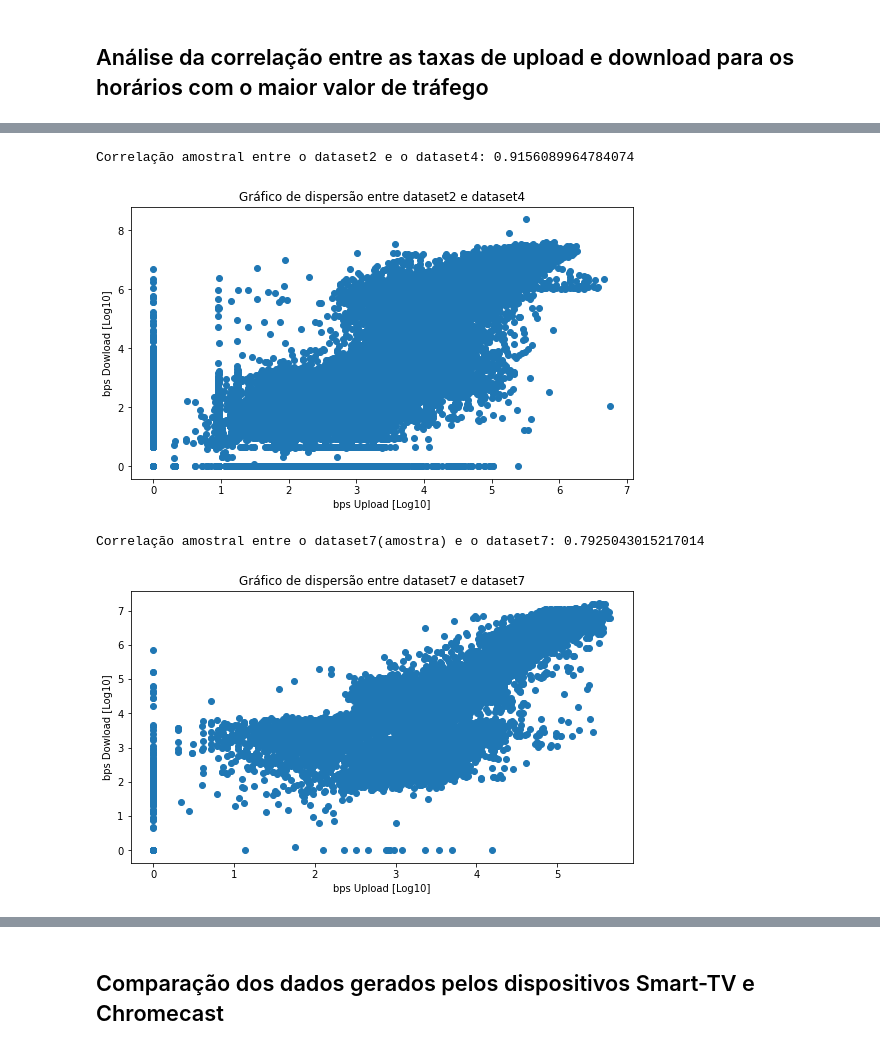
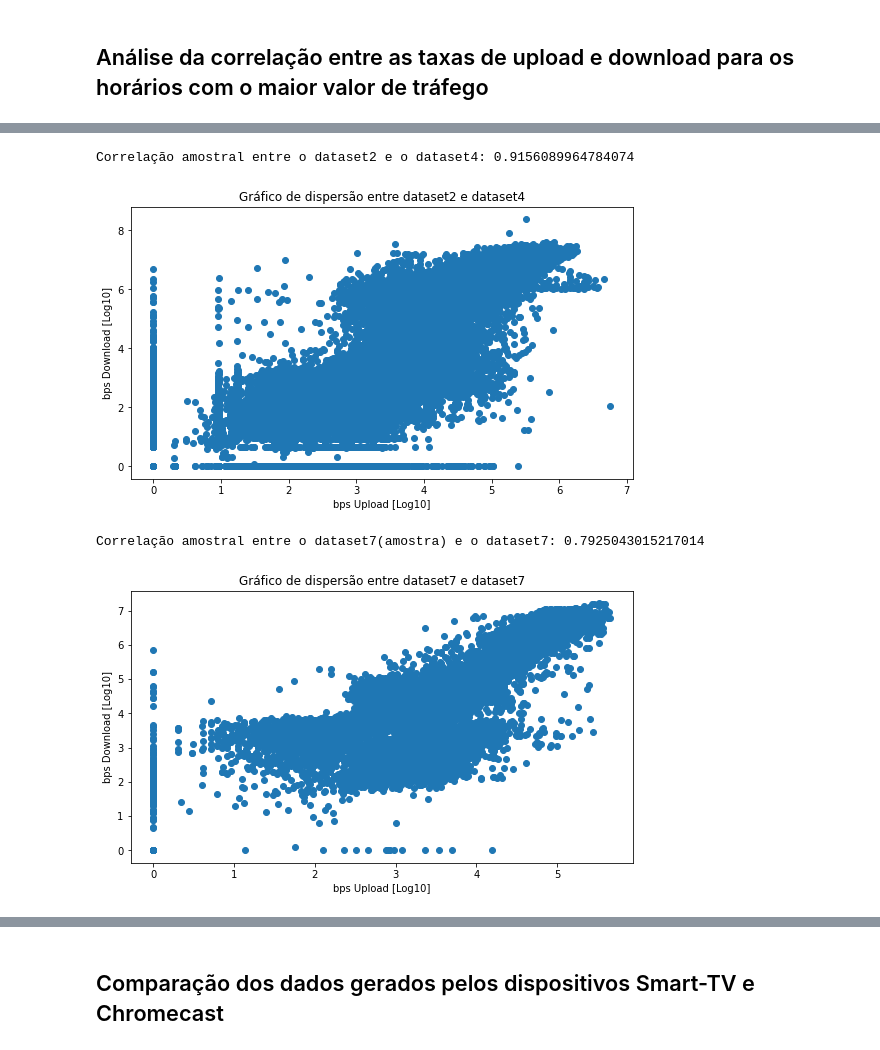
Before and after one commit to GARCl-A/Modelos-Probabilisticos-Projeto-Final, a Jupyter notebook: notebook.ipynb, the cells around one changed output, grey strips where cells are left out. Cells and saved outputs as stored; diff of their text form; code cells hidden in the pictures.

```diff
--- a/notebook.ipynb
+++ b/notebook.ipynb
@@ -861,16 +861,16 @@ Correlação amostral entre o dataset1 e o dataset3: 0.9156089964784074
 # %%
 correlacao = pearsonr(dataset2["bytes_up_log"], dataset4["bytes_down_log"])
 print(f'Correlação amostral entre o dataset2 e o dataset4: {correlacao[0]}')
 
 plt.figure(figsize=(9,5))
 plt.scatter(dataset2["bytes_up_log"], dataset4["bytes_down_log"])
 plt.xlabel("bps Upload [Log10]")
-plt.ylabel("bps Dowload [Log10]")
+plt.ylabel("bps Download [Log10]")
 plt.title("Gráfico de dispersão entre dataset2 e dataset4")
 plt.show()
 # %% [output]
 Correlação amostral entre o dataset2 e o dataset4: 0.9156089964784074
-[figure, old version]
+[figure, new version]
 # %%
 #Pelo fato dos dois dataset não terem o mesmo tamanho, se faz necessário pegar uma amostra.
 
@@ -880,12 +880,12 @@ print(f'Correlação amostral entre o dataset7(amostra) e o dataset7: {correlaca
 plt.figure(figsize=(9,5))
 plt.scatter(dataset7["bytes_up_log"], dataset7["bytes_down_log"])
 plt.xlabel("bps Upload [Log10]")
-plt.ylabel("bps Dowload [Log10]")
+plt.ylabel("bps Download [Log10]")
 plt.title("Gráfico de dispersão entre dataset7 e dataset7")
 plt.show()
 # %% [output]
 Correlação amostral entre o dataset7(amostra) e o dataset7: 0.7925043015217014
-[figure, old version]
+[figure, new version]
 # %%
 correlacao = pearsonr(dataset8["bytes_up_log"], dataset8["bytes_down_log"])
 print(f'Correlação amostral entre o dataset8(amostra) e o dataset8: {correlacao[0]}')
```
Also changed, not shown: parts of 2 cells of this notebook, 10 other files.
